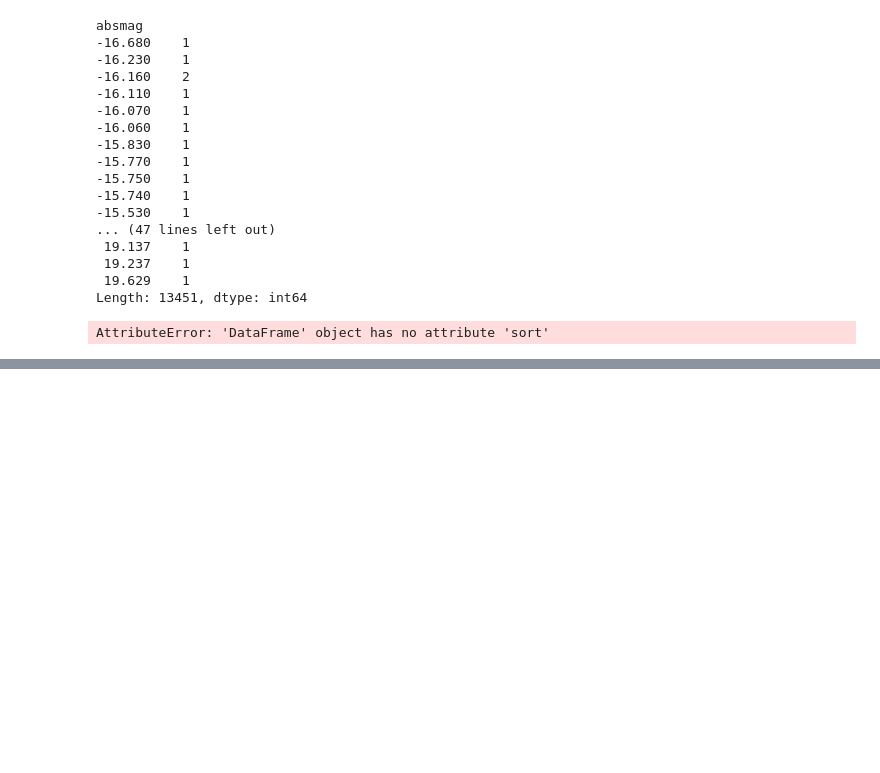
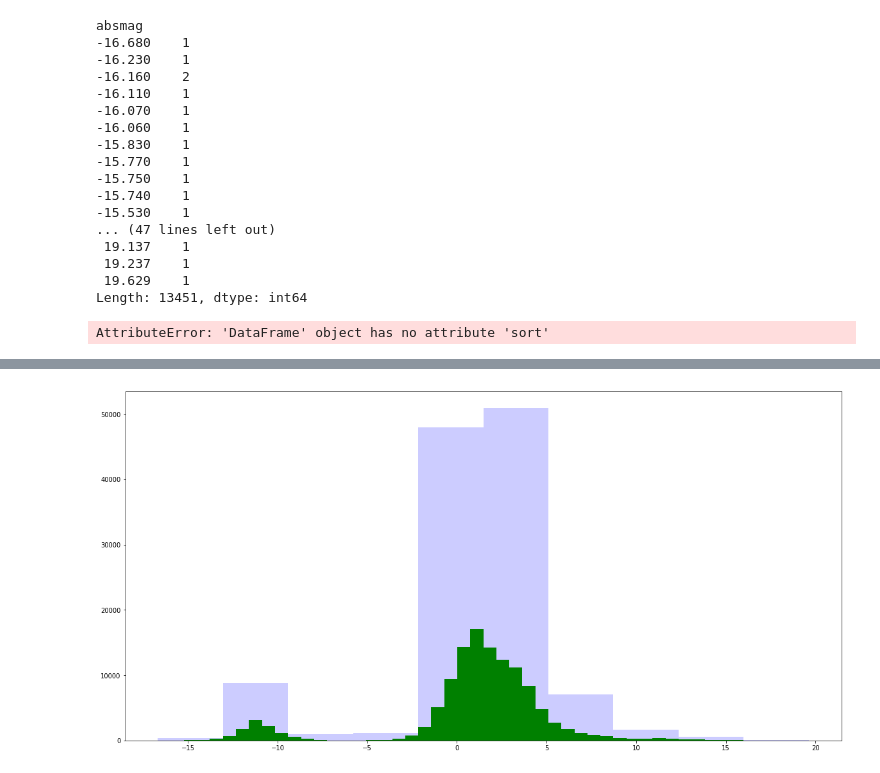
Before and after one commit to wilham7/code1161base, a Jupyter notebook: dataset/data test 1.ipynb, the cells around one changed output, grey strips where cells are left out. Drawn from its saved outputs; the diff is of its cells as text; code cells hidden in the pictures; blank space fills up the shorter version.

```diff
--- a/dataset/data test 1.ipynb
+++ b/dataset/data test 1.ipynb
@@ -222,0 +309,8 @@ sortedplot = hyg_data.unstack().plot(kind='bar',stacked=True)
+# %%
+capped_face_value_data = hyg_data["absmag"][hyg_data["absmag"] < 1000]
+
+plt.hist(capped_face_value_data, bins=10, facecolor='blue', alpha=0.2) #<-old one
+plt.hist(capped_face_value_data, bins=50, facecolor='green', alpha=1)  #<-new one
+plt.show()
+# %% [output]
+[figure, added]
```
Also changed, not shown: parts of 13 cells of this notebook, 8 other files.
